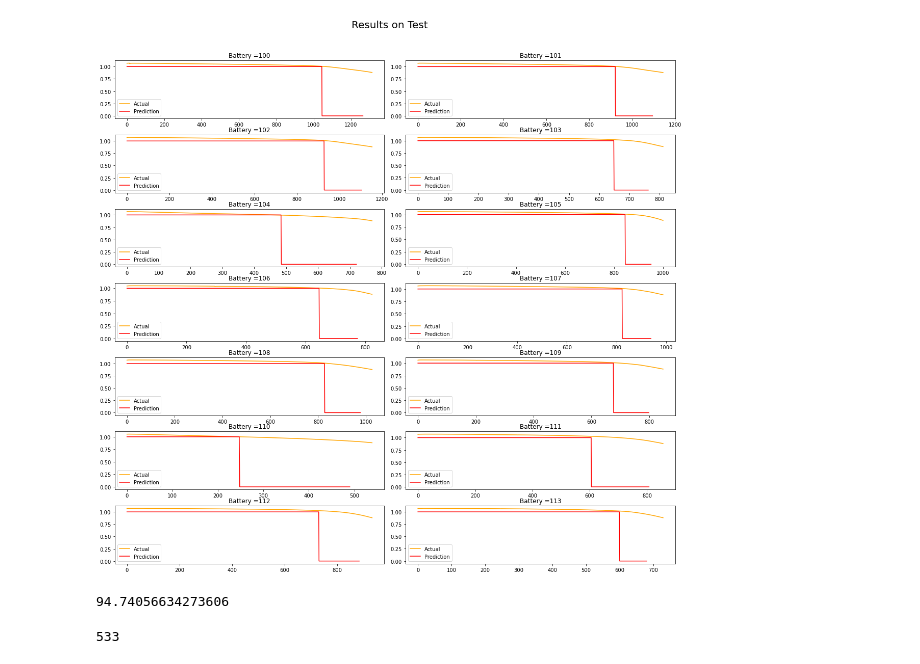
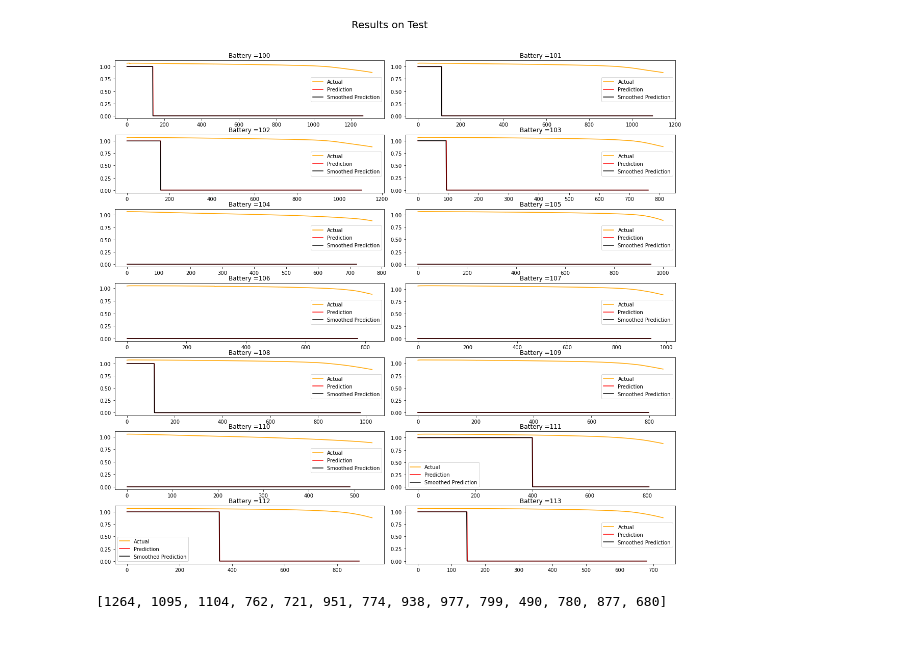
Before and after one commit to Dhruvadityamittal/RUL_Prediction_DFKI, a Jupyter notebook: FPC_approach.ipynb, the cells around one changed output. Drawn from its saved outputs; the diff is of its cells as text; code cells hidden in the pictures.

```diff
--- a/FPC_approach.ipynb
+++ b/FPC_approach.ipynb
@@ -201,7 +219,7 @@ def train_model(window_size,channels,train_dataloader,epochs):
         acc = 0
         total_loss = 0
         total = 0
-        total_batces = 0
+        total_batches = 0
         for x, y ,_ in train_dataloader:
 
             x = x.to(device=device)
@@ -217,7 +235,7 @@ def train_model(window_size,channels,train_dataloader,epochs):
 
             total_loss += loss.item() * x.size()[0]
             total += x.size()[0]
-            total_batces +=1
+            total_batches +=1
 
 
         print("Loss = {} Accuarcy ={}".format(total_loss/total,acc/total_batces))
@@ -269,6 +291,6 @@ def get_fpc_window(pred,patiance):
 # %%
 model.eval()
-batteries_to_show = [i for i in range(0,14)]
+batteries_to_show = [i for i in range(28,28+14)]
 window = 0
 pred = []
 
@@ -279,6 +301,7 @@ ax = ax.flatten()
 plt.suptitle("Predicting FPC", fontsize = 20)
 fig.tight_layout(rect=[0, 0.03, 1, 0.95])
 change_percentage_train = []
+change_indices = []
 for ind,battery in enumerate(batteries_to_show):
     pred = []
     count = 0
@@ -291,8 +314,11 @@ for ind,battery in enumerate(batteries_to_show):
 
         if(initial_count==count and count >1):
             break
-    # print(len(pred)- len(discharge_capacities[battery][0])*0.90)
-    index = stride*get_fpc_window(pred, patiance=10)   # Index where the the transition occurs
+    # print(len(pred)- len(discharge_capacities[battery][0])*0.80)
+    index, smoothed_output = get_fpc_window(pred, patiance=200)   # Index where the the transition occurs
+    index = index*stride
+
+    change_indices.append(index)
 
     change_percentage = 100*discharge_capacities[battery][0][index]/max(discharge_capacities[battery][0])
 
@@ -308,11 +334,15 @@ for ind,battery in enumerate(batteries_to_show):
     Non_FPC_curve[int(percentage*len(discharge_capacities[battery][0])):int((1-percentage)*len(discharge_capacities[battery][0]))] = None
 
     pred_padded = np.pad(pred, (int(percentage*len(discharge_capacities[battery][0])), 0), constant_values=(np.nan,))
+    smoothed_output_padded = np.pad(smoothed_output, (int(percentage*len(discharge_capacities[battery][0])), 0), constant_values=(np.nan,))
+
 
     ax[ind].plot(FPC_curve, color = 'orange')
     ax[ind].plot(Non_FPC_curve, color ='red')
     ax[ind].plot(pred_padded,color ='blue')
-    ax[ind].legend(["FPC", "NON-FPC","Prediction"])
+    ax[ind].plot(smoothed_output_padded,color ='black')
+
+    ax[ind].legend(["FPC", "NON-FPC","Prediction","Smoothed Output"])
 
 
     ax[ind].set_title("Battery =" +str(battery))
@@ -331,40 +364,46 @@ pred = []
 rows = 2
 col  = 7
 fig, ax = plt.subplots(col,rows,figsize=(16,16))
 ax = ax.flatten()
 plt.suptitle("Results on Test ", fontsize = 20)
 fig.tight_layout(rect=[0, 0.03, 1, 0.95])
 
 change_percentage_test = []
+change_indices_test =[]
 
 for ind,battery in enumerate(batteries_to_show):
     pred = []
     count = 0
     for x, y ,_ in test_dataloader:
         initial_count = count
         if(_[0][12:] == str(battery)):
             out = torch.where(model(x) > 0.5, 1, 0)
             pred.append(out)
             count = count +1
         if(initial_count==count and count >1):
             break
 
-    index = stride*get_fpc_window(pred,patiance=10)   # Index where the the transition occurs
+    index,smoothed_output = get_fpc_window(pred,patiance=10)   # Index where the the transition occurs
+    index = index*stride
+    change_indices_test.append(index)
+
     change_percentage_test.append(100*discharge_capacities[battery][0][index]/max(discharge_capacities[battery][0]))
-
 
 
     ax[ind].plot(discharge_capacities[battery][0], color = 'orange')
     ax[ind].plot(pred, color ='red')
-    ax[ind].legend(["Actual", "Prediction"])
+    ax[ind].plot(smoothed_output, color ='black')
+
+    ax[ind].legend(["Actual", "Prediction", "Smoothed Prediction"])
 
 
     ax[ind].set_title("Battery =" +str(battery))
 # %% [output]
-[figure, old version]
+[figure, new version]
 # %%
 np.mean(change_percentage_test)
+change_indices_test
 # %% [output]
-94.74056634273606
+[1264, 1095, 1104, 762, 721, 951, 774, 938, 977, 799, 490, 780, 877, 680]
 # %%
 # no_of_channels = [1,2,3,4,5,6,7]
@@ -439,16 +486,3 @@ np.mean(change_percentage_test)
 # import pandas as pd
 # results = pd.DataFrame([changes_train,changes_test], columns=no_of_channels, index=["Train","Test"])
 # results.to_csv('channel_analysis.csv')
-# %%
-patiance = 16
-count = 0
-for j,i in enumerate(pred):
-    if(i.item() ==0):
-        count =  count +1
-
-    if(i.item() ==1):
-        count =0
-    if(count == patiance):
-        print(j-patiance)
-# %% [output]
-533
```
Also changed, not shown: parts of 19 cells of this notebook, 22 other files.
